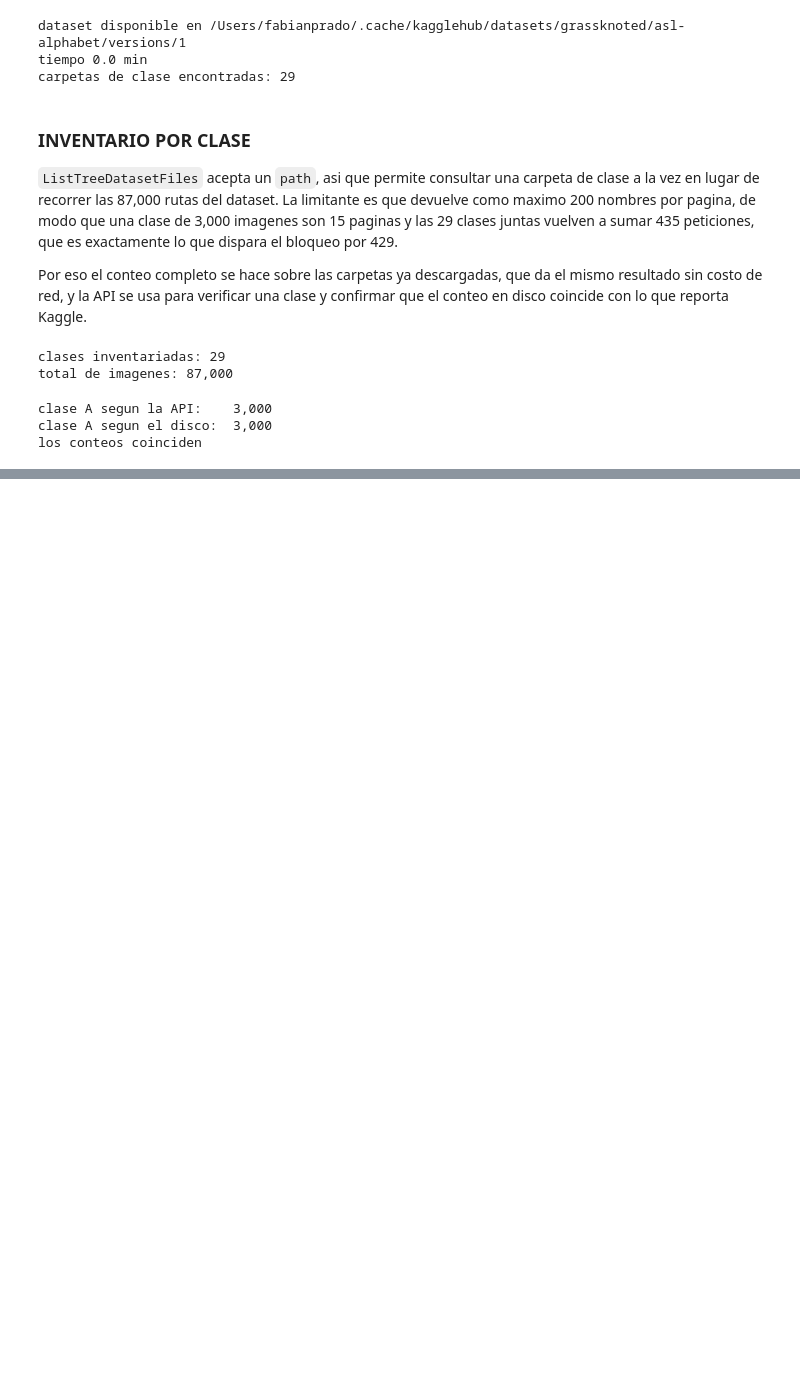
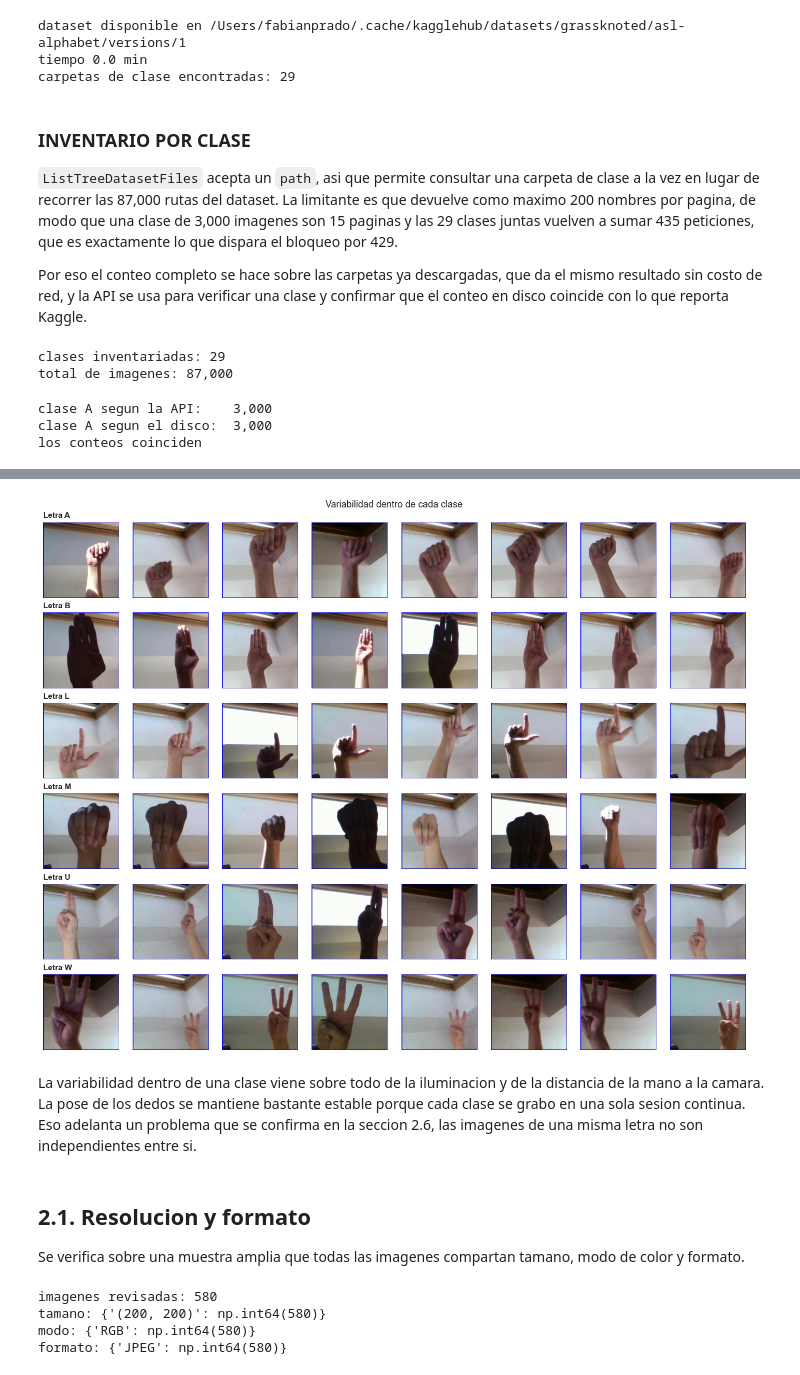
Before and after one commit to abbydoag/Labs_DataSci, a Jupyter notebook: Lab3/01_EDA.ipynb, the cells around one changed output, grey strips where cells are left out. Cells and saved outputs as stored; diff of their text form; code cells hidden in the pictures; blank space fills up the shorter version.

```diff
--- a/Lab3/01_EDA.ipynb
+++ b/Lab3/01_EDA.ipynb
@@ -158,0 +165,50 @@ los conteos coinciden
+# %%
+LETRAS_EJEMPLO = ["A", "B", "L", "M", "U", "W"]
+N_EJEMPLOS = 8
+
+rng_ej = random.Random(SEMILLA)
+fig, axes = plt.subplots(len(LETRAS_EJEMPLO), N_EJEMPLOS, figsize=(14, 11))
+for i, clase in enumerate(LETRAS_EJEMPLO):
+    rutas = sorted((DIR_TRAIN / clase).glob("*.jpg"))
+    elegidas = rng_ej.sample(rutas, N_EJEMPLOS)
+    for j, ruta in enumerate(elegidas):
+        axes[i, j].imshow(Image.open(ruta))
+        axes[i, j].axis("off")
+        if j == 0:
+            axes[i, j].set_title(f"Letra {clase}", loc="left",
+                                 fontsize=11, fontweight="bold")
+fig.suptitle("Variabilidad dentro de cada clase", fontsize=13)
+plt.tight_layout()
+plt.show()
+# %% [output]
+[figure, added]
+# %% [markdown]
+La variabilidad dentro de una clase viene sobre todo de la iluminacion y de la
+distancia de la mano a la camara. La pose de los dedos se mantiene bastante
+estable porque cada clase se grabo en una sola sesion continua. Eso adelanta un
+problema que se confirma en la seccion 2.6, las imagenes de una misma letra no
+son independientes entre si.
+# %% [markdown]
+## 2.1. Resolucion y formato
+
+Se verifica sobre una muestra amplia que todas las imagenes compartan tamano,
+modo de color y formato.
+# %%
+rng_fmt = random.Random(SEMILLA)
+props = []
+for clase in CLASES:
+    rutas = sorted((DIR_TRAIN / clase).glob("*.jpg"))
+    for ruta in rng_fmt.sample(rutas, 20):
+        with Image.open(ruta) as im:
+            props.append({"tamano": str(im.size), "modo": im.mode, "formato": im.format})
+
+df_props = pd.DataFrame(props)
+print(f"imagenes revisadas: {len(df_props):,}")
+for col in df_props.columns:
+    conteo = df_props[col].value_counts()
+    print(f"{col}: {dict(conteo)}")
+# %% [output]
+imagenes revisadas: 580
+tamano: {'(200, 200)': np.int64(580)}
+modo: {'RGB': np.int64(580)}
+formato: {'JPEG': np.int64(580)}
```
Also changed, not shown: parts of 5 cells of this notebook.
